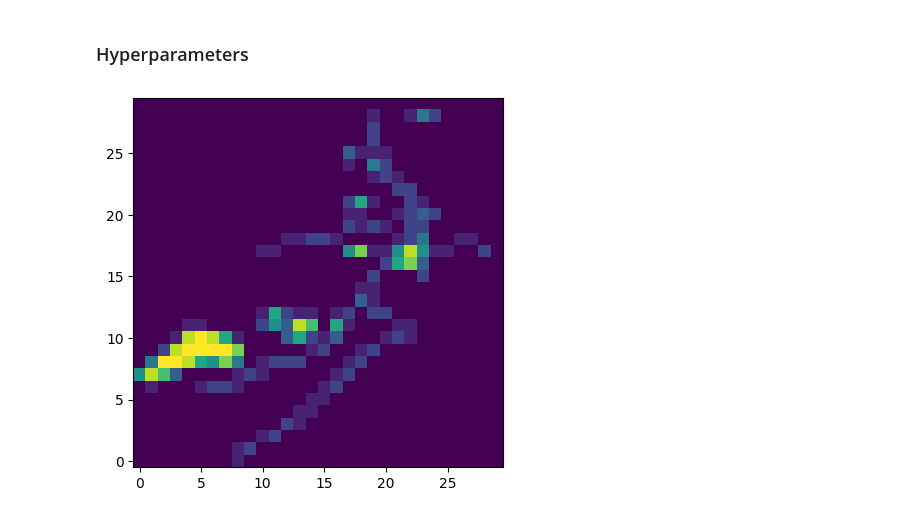
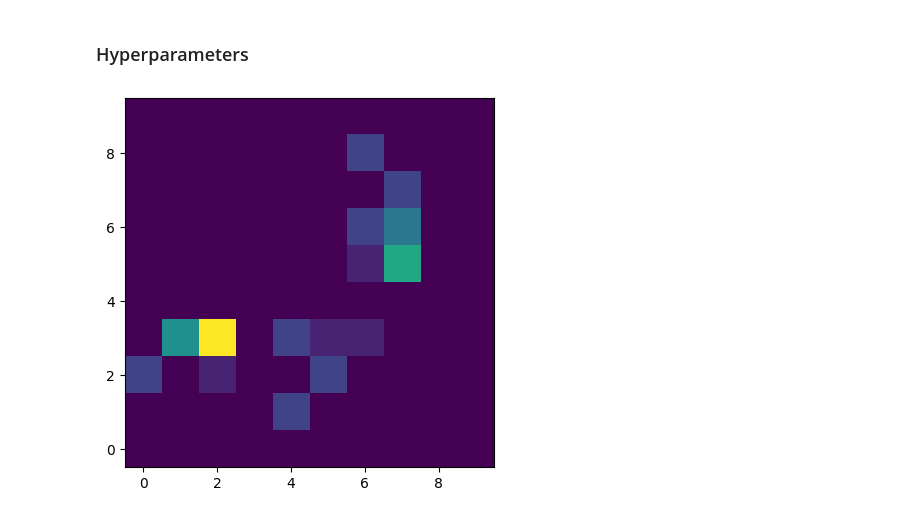
Before and after one commit to TheJoboReal/Bachelor, a Jupyter notebook: src/gym simple.ipynb, the cells around one changed output. Cells and saved outputs as stored; diff of their text form; code cells hidden in the pictures.

```diff
--- a/src/gym simple.ipynb
+++ b/src/gym simple.ipynb
@@ -34,13 +34,14 @@ from scipy.ndimage import zoom
 from tqdm.notebook import tqdm
 import pandas as pd
 
-N_EPISODES = 500
+N_EPISODES = 2000
 UPDATE_STEP = 1     # Update q_values after each step
 BETA = 0.6
 ALPHA = 0.1
 GAMMA = 0.9
-SIZE = 30
+SIZE = 10
 STEPS = SIZE * SIZE
+EPSILON = 0.8
 
 # TODO: Increase sensor ranger
 # TODO: Forstå boltzmann Beta
@@ -78,7 +79,7 @@ class GridWorldEnv(gym.Env):
         self.observation_space = gym.spaces.Dict(
             {
             "visited_states_near": gym.spaces.Box(0, 1, shape=(3, 3), dtype=int),
-            "reward_near": gym.spaces.Box(-1, 1, shape=(3, 3), dtype=int),
+            "reward_near": gym.spaces.Box(0, 10, shape=(3, 3), dtype=int),
             "nearby_agent": gym.spaces.Box(0, 1, shape=(5, 5), dtype=int),
             }
         )
@@ -215,6 +216,7 @@ class GridWorldEnv(gym.Env):
         # Map the action (element of {0,1,2,3,4,5,6,7}) to the direction we walk in
         direction = self._action_to_direction[action]
 
+        self.check_visited_near()
 
         self.global_location[self._agent_location[0], self._agent_location[1]] = 0
         # We use `np.clip` to make sure we don't leave the grid bounds
@@ -228,7 +230,6 @@ class GridWorldEnv(gym.Env):
         self.visited_states[grid_x][grid_y] = 1
 
         self.check_rewards_near()
-        self.check_visited_near()
         self.check_nearby_agents()
 
 
@@ -614,65 +634,63 @@ class swarm:
 
 env = GridWorldEnv(size=SIZE)
 
 env.heatmap_env()
 
 plt.imshow(env.world, cmap='viridis')
 plt.gca().invert_yaxis()
 plt.show()
-# Print the environment world matrix in a pretty format
-# for row in env.world:
-#     print(" ".join(f"{val:5.1f}" for val in row))
 
 env_timelimit = gym.wrappers.TimeLimit(env, max_episode_steps=1000)
 
 agent = SAR_agent(
     0,
     env=env,
     alpha=ALPHA,
     beta=BETA,
+    epsilon=EPSILON,
     gamma=GAMMA
 )
 
-agent1 = SAR_agent(
-    1,
-    env=env,
-    alpha=ALPHA,
-    beta=BETA,
-    gamma=GAMMA
-)
+# agent1 = SAR_agent(
+#     1,
+#     env=env,
+#     alpha=ALPHA,
+#     beta=BETA,
+#     gamma=GAMMA
+# )
 
-agent2 = SAR_agent(
-    2,
-    env=env,
-    alpha=ALPHA,
-    beta=BETA,
-    gamma=GAMMA
-)
+# agent2 = SAR_agent(
+#     2,
+#     env=env,
+#     alpha=ALPHA,
+#     beta=BETA,
+#     gamma=GAMMA
+# )
 
-agent3 = SAR_agent(
-    3,
-    env=env,
-    alpha=ALPHA,
-    beta=BETA,
-    gamma=GAMMA
-)
+# agent3 = SAR_agent(
+#     3,
+#     env=env,
+#     alpha=ALPHA,
+#     beta=BETA,
+#     gamma=GAMMA
+# )
 
-agent4 = SAR_agent(
-    4,
-    env=env,
-    alpha=ALPHA,
-    beta=BETA,
-    gamma=GAMMA
-)
+# agent4 = SAR_agent(
+#     4,
+#     env=env,
+#     alpha=ALPHA,
+#     beta=BETA,
+#     gamma=GAMMA
+# )
 
 agents = []
 agents.append(agent)
 # agents.append(agent1)
 # agents.append(agent2)
 # agents.append(agent3)
 # agents.append(agent4)
 # %% [output]
-[figure, old version]
+[figure, new version]
 # %%
 swarm = swarm(env, agents, N_EPISODES, UPDATE_STEP)
 
```
Also changed, not shown: parts of 6 cells of this notebook.
